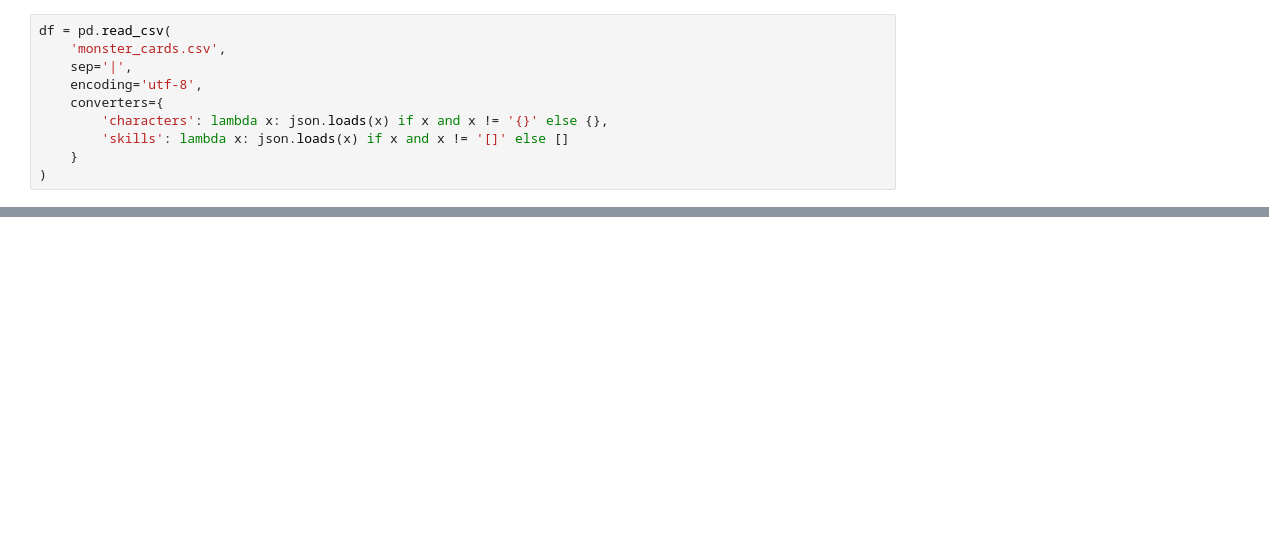
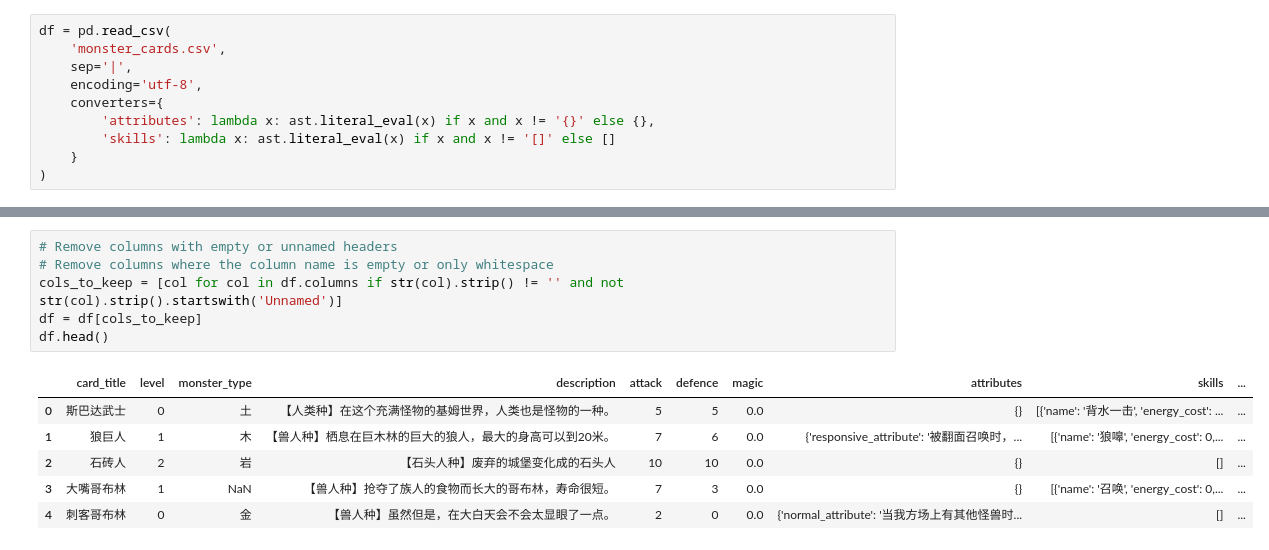
Before and after one commit to Apollo1840/BoardGame, a Jupyter notebook: GemuLand/cards_modifier.ipynb, the cells around one changed output, grey strips where cells are left out. Cells and saved outputs as stored; diff of their text form; blank space fills up the shorter version.

```diff
--- a/GemuLand/cards_modifier.ipynb
+++ b/GemuLand/cards_modifier.ipynb
@@ -7,7 +8,7 @@ df = pd.read_csv(
     sep='|',
     encoding='utf-8',
     converters={
-        'characters': lambda x: json.loads(x) if x and x != '{}' else {},
-        'skills': lambda x: json.loads(x) if x and x != '[]' else []
+        'attributes': lambda x: ast.literal_eval(x) if x and x != '{}' else {},
+        'skills': lambda x: ast.literal_eval(x) if x and x != '[]' else []
     }
 )
@@ -14 +24,14 @@ df = pd.read_csv(
+# %%
+# Remove columns with empty or unnamed headers
+# Remove columns where the column name is empty or only whitespace
+cols_to_keep = [col for col in df.columns if str(col).strip() != '' and not str(col).strip().startswith('Unnamed')]
+df = df[cols_to_keep]
+df.head()
+# %% [output]
+|  | card_title | level | monster_type | description | attack | defence | magic | attributes | skills | ... |
+| 0 | 斯巴达武士 | 0 | 土 | 【人类种】在这个充满怪物的基姆世界，人类也是怪物的一种。 | 5 | 5 | 0.0 | {} | [{'name': '背水一击', 'energy_cost': ... | ... |
+| 1 | 狼巨人 | 1 | 木 | 【兽人种】栖息在巨木林的巨大的狼人，最大的身高可以到20米。 | 7 | 6 | 0.0 | {'responsive_attribute': '被翻面召唤时，... | [{'name': '狼嗥', 'energy_cost': 0,... | ... |
+| 2 | 石砖人 | 2 | 岩 | 【石头人种】废弃的城堡变化成的石头人 | 10 | 10 | 0.0 | {} | [] | ... |
+| 3 | 大嘴哥布林 | 1 | NaN | 【兽人种】抢夺了族人的食物而长大的哥布林，寿命很短。 | 7 | 3 | 0.0 | {} | [{'name': '召唤', 'energy_cost': 0,... | ... |
+| 4 | 刺客哥布林 | 0 | 金 | 【兽人种】虽然但是，在大白天会不会太显眼了一点。 | 2 | 0 | 0.0 | {'normal_attribute': '当我方场上有其他怪兽时... | [] | ... |
 # %%
```
Also changed, not shown: parts of 8 cells of this notebook, 12 other files.
